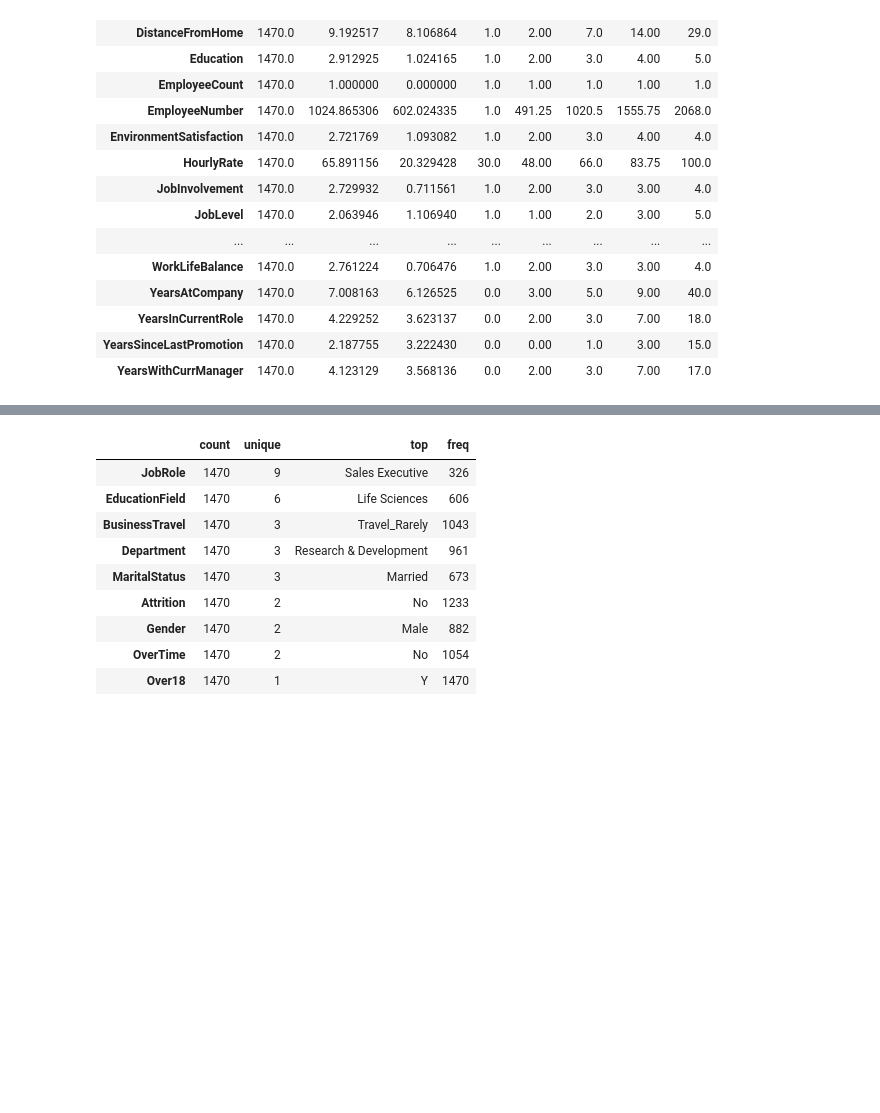
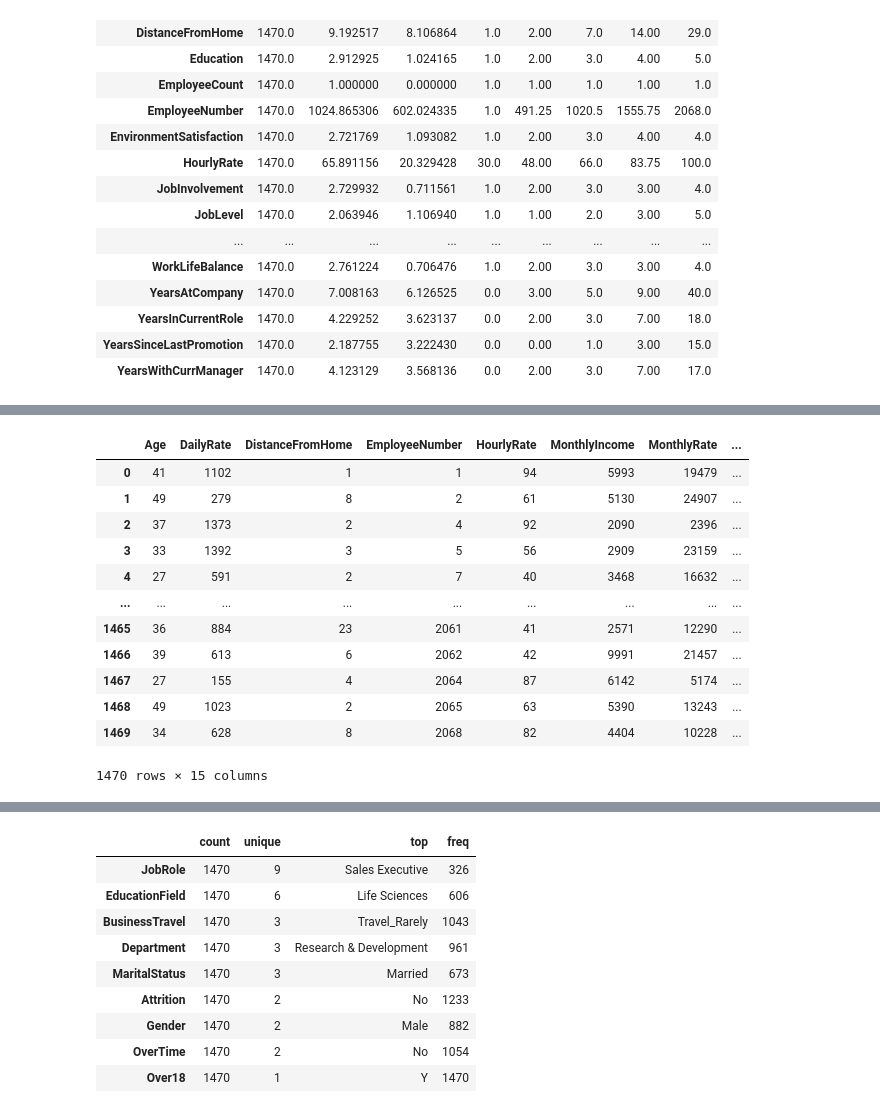
Before and after one commit to BenJMcCarty/IBM-Employee-Attrition-and-Performance, a Jupyter notebook: EDA_and_Cleaning.ipynb, the cells around one changed output, grey strips where cells are left out. Drawn from its saved outputs; the diff is of its cells as text; code cells hidden in the pictures; blank space fills up the shorter version.

```diff
--- a/EDA_and_Cleaning.ipynb
+++ b/EDA_and_Cleaning.ipynb
@@ -67,0 +111,3 @@ data.describe(include = "number").T
+# %%
+cat_num_cols = numeric_df.nunique().sort_values()[numeric_df.nunique() <= 5].index
+cat_num_cols
@@ -67,0 +170,19 @@ data.describe(include = "number").T
+# %%
+## Drop categorical features from numeric dataframe
+
+cont_num_df = numeric_df.drop(columns=cat_num_cols)
+cont_num_df
+# %% [output]
+|  | Age | DailyRate | DistanceFromHome | EmployeeNumber | HourlyRate | MonthlyIncome | MonthlyRate | ... |
+| 0 | 41 | 1102 | 1 | 1 | 94 | 5993 | 19479 | ... |
+| 1 | 49 | 279 | 8 | 2 | 61 | 5130 | 24907 | ... |
+| 2 | 37 | 1373 | 2 | 4 | 92 | 2090 | 2396 | ... |
+| 3 | 33 | 1392 | 3 | 5 | 56 | 2909 | 23159 | ... |
+| 4 | 27 | 591 | 2 | 7 | 40 | 3468 | 16632 | ... |
+| ... | ... | ... | ... | ... | ... | ... | ... | ... |
+| 1465 | 36 | 884 | 23 | 2061 | 41 | 2571 | 12290 | ... |
+| 1466 | 39 | 613 | 6 | 2062 | 42 | 9991 | 21457 | ... |
+| 1467 | 27 | 155 | 4 | 2064 | 87 | 6142 | 5174 | ... |
+| 1468 | 49 | 1023 | 2 | 2065 | 63 | 5390 | 13243 | ... |
+| 1469 | 34 | 628 | 8 | 2068 | 82 | 4404 | 10228 | ... |
+1470 rows × 15 columns
```
Also changed, not shown: parts of 12 cells of this notebook.
